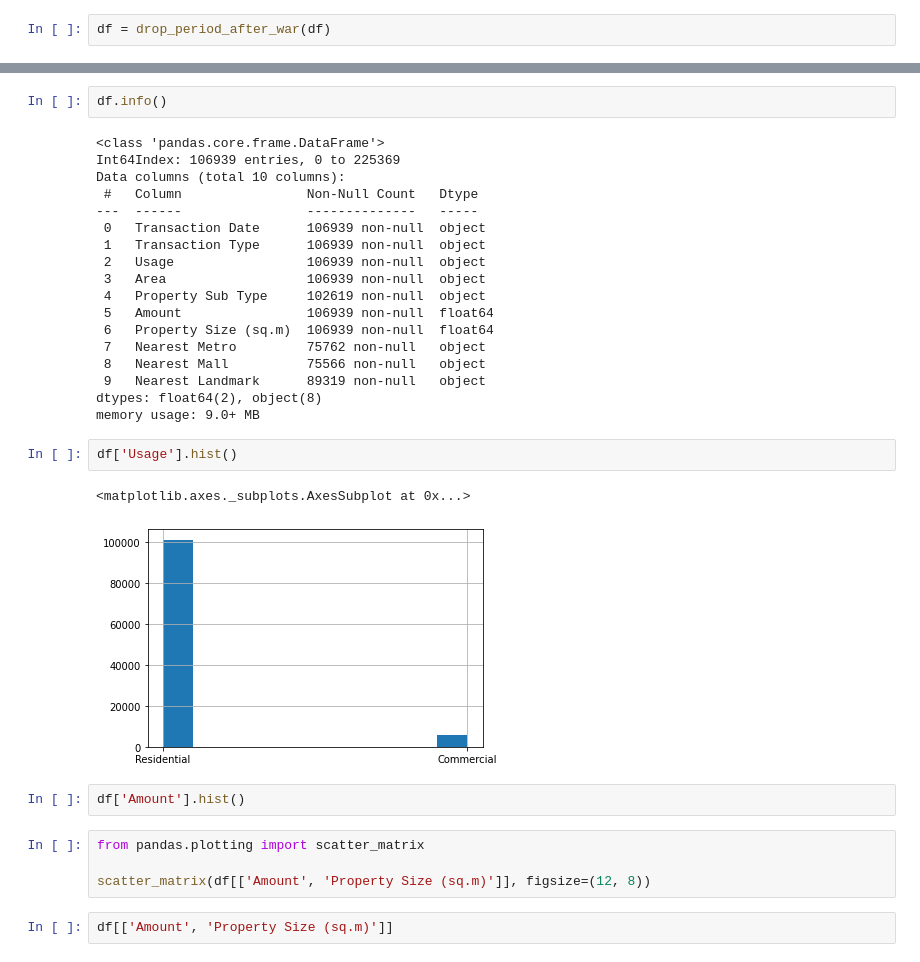
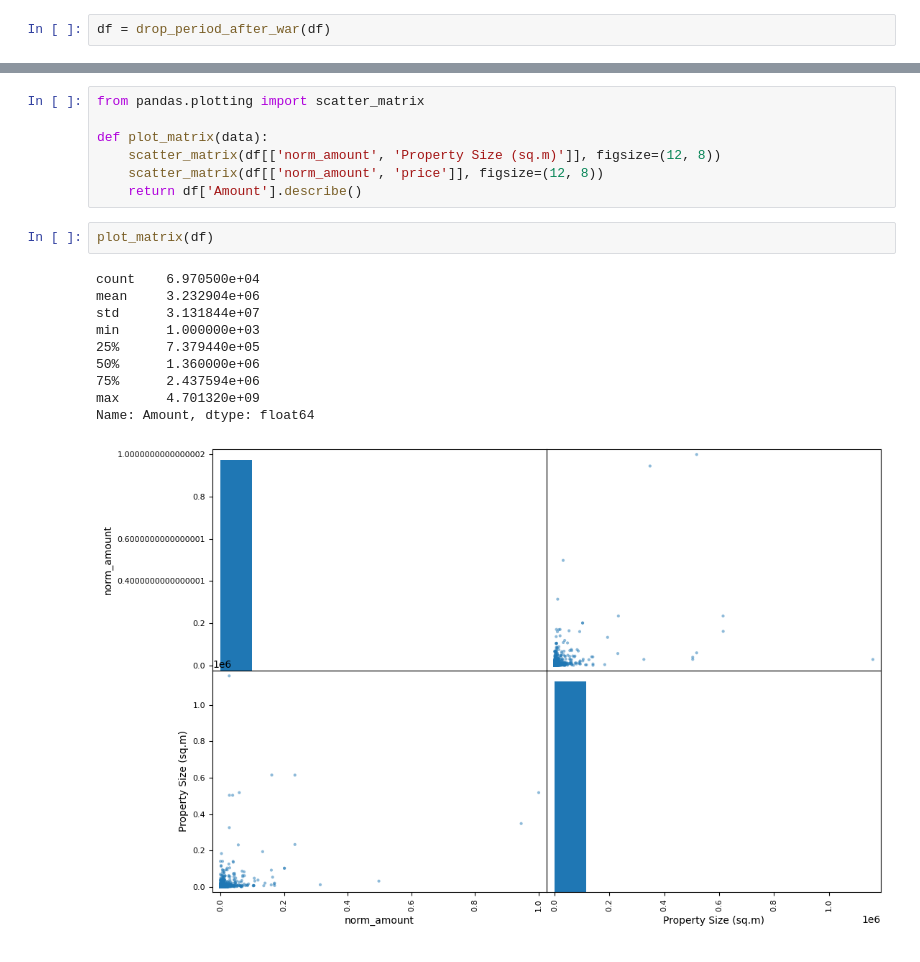
Before and after one commit to geporys/econometrics-project-assignment-hse-2022, a Jupyter notebook: Untitled.ipynb, the cells around one changed output, grey strips where cells are left out. Cells and saved outputs as stored; diff of their text form.

```diff
--- a/Untitled.ipynb
+++ b/Untitled.ipynb
@@ -68,33 +79,20 @@ df
-# %%
-df.info()
-# %% [output]
-<class 'pandas.core.frame.DataFrame'>
-Int64Index: 106939 entries, 0 to 225369
-Data columns (total 10 columns):
- #   Column                Non-Null Count   Dtype
----  ------                --------------   -----
- 0   Transaction Date      106939 non-null  object
- 1   Transaction Type      106939 non-null  object
- 2   Usage                 106939 non-null  object
- 3   Area                  106939 non-null  object
- 4   Property Sub Type     102619 non-null  object
- 5   Amount                106939 non-null  float64
- 6   Property Size (sq.m)  106939 non-null  float64
- 7   Nearest Metro         75762 non-null   object
- 8   Nearest Mall          75566 non-null   object
- 9   Nearest Landmark      89319 non-null   object
-dtypes: float64(2), object(8)
-memory usage: 9.0+ MB
-# %%
-df['Usage'].hist()
-# %% [output]
-<matplotlib.axes._subplots.AxesSubplot at 0x...>
-[figure, removed]
-# %%
-df['Amount'].hist()
 # %%
 from pandas.plotting import scatter_matrix
 
-scatter_matrix(df[['Amount', 'Property Size (sq.m)']], figsize=(12, 8))
+def plot_matrix(data):
+    scatter_matrix(df[['norm_amount', 'Property Size (sq.m)']], figsize=(12, 8))
+    scatter_matrix(df[['norm_amount', 'price']], figsize=(12, 8))
+    return df['Amount'].describe()
-# %%
-df[['Amount', 'Property Size (sq.m)']]
+# %%
+plot_matrix(df)
+# %% [output]
+count    6.970500e+04
+mean     3.232904e+06
+std      3.131844e+07
+min      1.000000e+03
+25%      7.379440e+05
+50%      1.360000e+06
+75%      2.437594e+06
+max      4.701320e+09
+Name: Amount, dtype: float64
+[figure, added]
```
Also changed, not shown: parts of 8 cells of this notebook.
